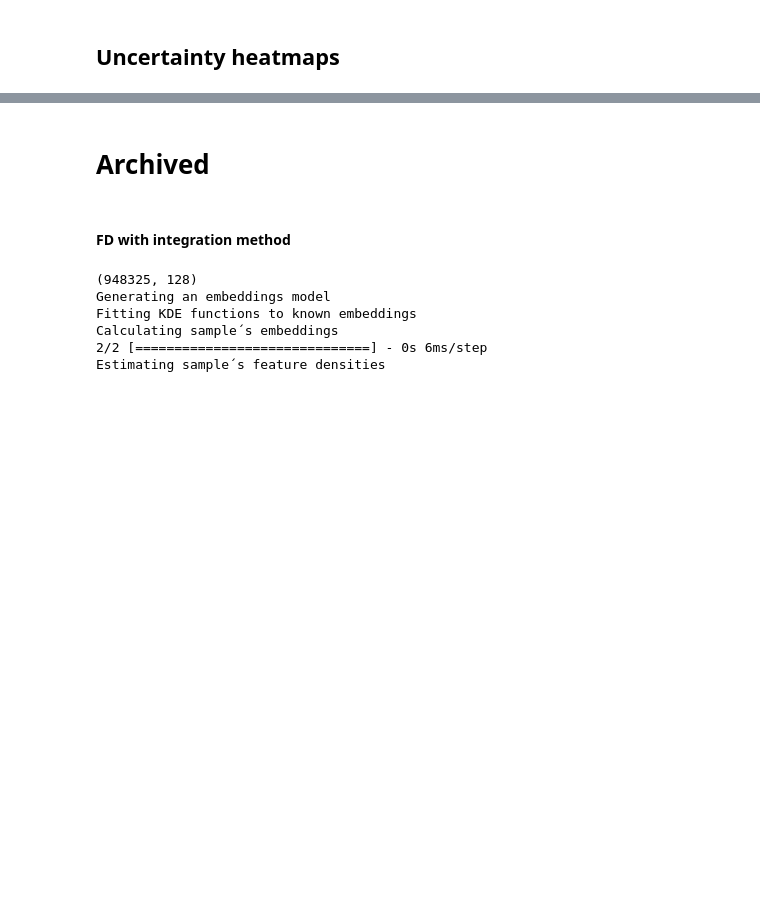
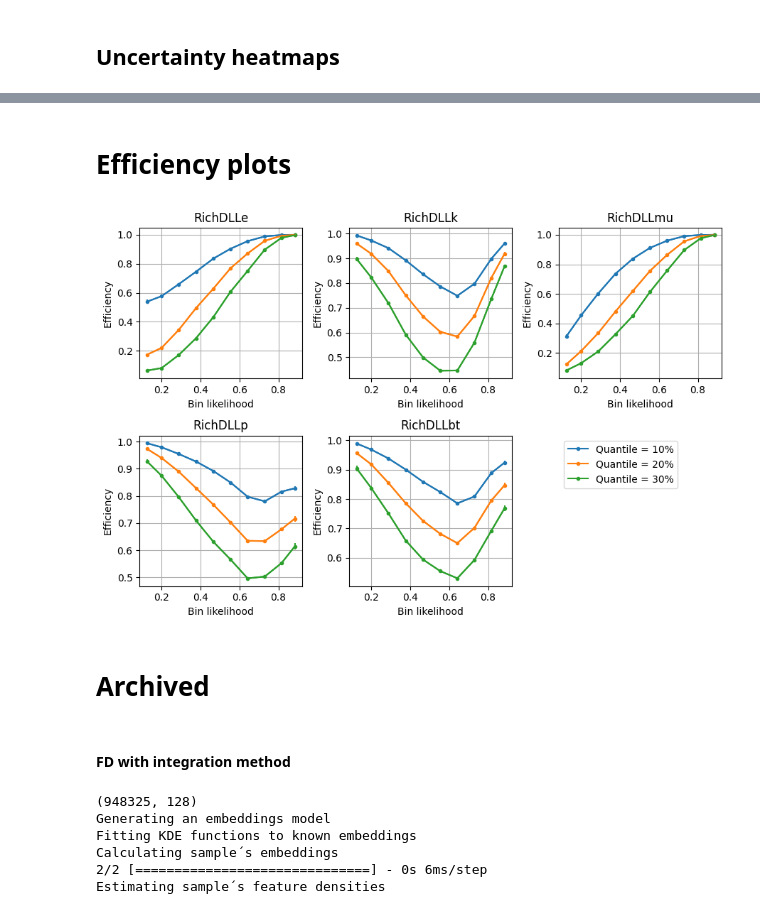
Before and after one commit to evillag/uncertainty_gan, a Jupyter notebook: TestBench.ipynb, the cells around one changed output, grey strips where cells are left out. Cells and saved outputs as stored; diff of their text form; code cells hidden in the pictures; blank space fills up the shorter version.

Commit message:
Added efficiency plot

```diff
--- a/TestBench.ipynb
+++ b/TestBench.ipynb
@@ -504,0 +518,2 @@ uncertainty_scatter_plot_mcd(x_sample, mcd_uncertainty)
+# %% [markdown]
+# Efficiency plots
@@ -505,3 +581,7 @@ uncertainty_scatter_plot_mcd(x_sample, mcd_uncertainty)
+# %%
+plot_efficiencies(y_sample, t_generated, fd_uncertainty_normalized, [.1, .2, .3])
+# %% [output]
+[figure, added]
 # %% [markdown]
 # Archived
 # %% [markdown]
```
Also changed, not shown: parts of 20 cells of this notebook.
